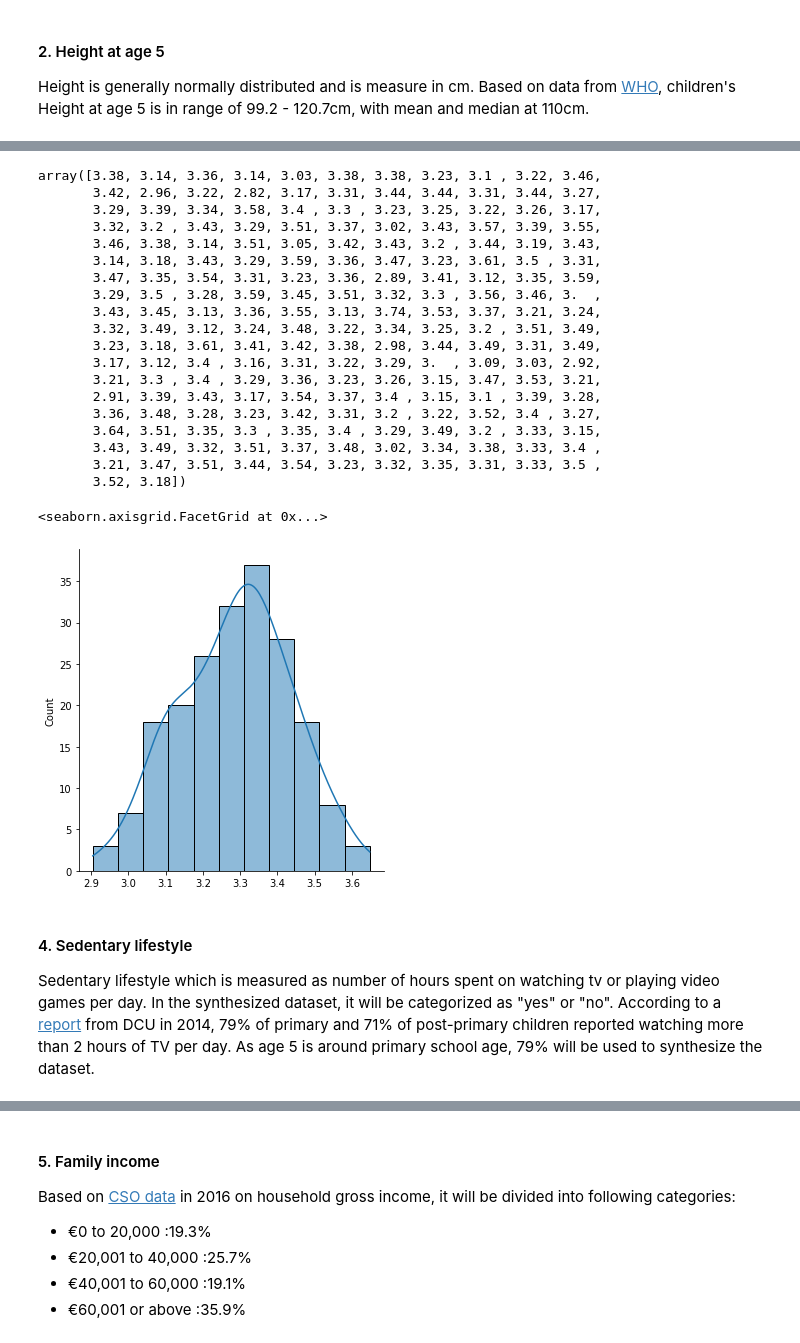
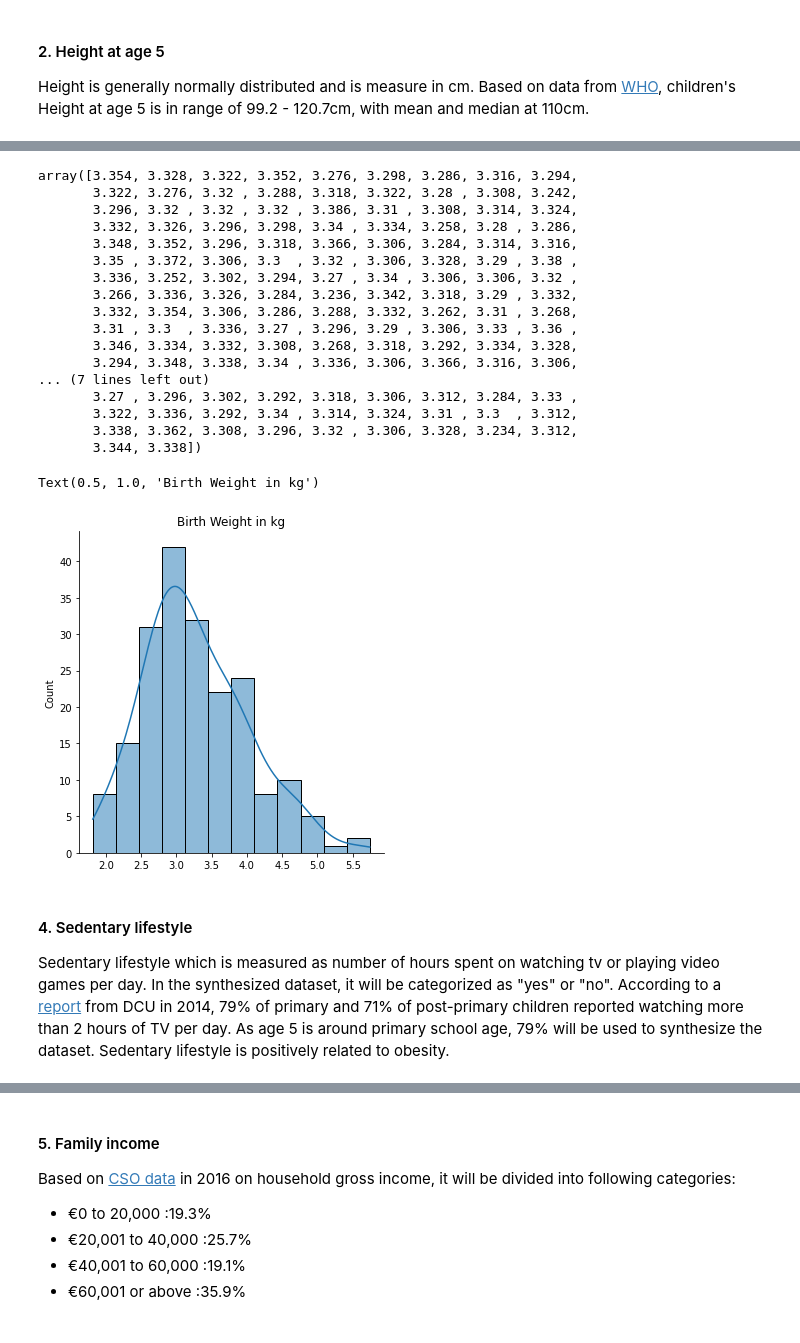
Before and after one commit to HazelIP/Programming-for-DA_project, a Jupyter notebook: Prog_DA_project.ipynb, the cells around one changed output, grey strips where cells are left out. Cells and saved outputs as stored; diff of their text form; code cells hidden in the pictures.

```diff
--- a/Prog_DA_project.ipynb
+++ b/Prog_DA_project.ipynb
@@ -136,36 +118,36 @@ Weight at birth is normal distribution and is positively coorelated to weight at
 # %%
 # simulate birthweight(kg) in normal distribution, n=200
 # mean = 3.3, sd = 0.15(b)
-birthWeight = np.around(np.random.normal(loc=3.30, scale=0.15, size=200), decimals=2)
+#birthWeight = np.around(np.random.normal(loc=3.30, scale=0.15, size=200), decimals=2)
+birthWeight = weight_5 /5 -.35
 birthWeight
 # %% [output]
-array([3.38, 3.14, 3.36, 3.14, 3.03, 3.38, 3.38, 3.23, 3.1 , 3.22, 3.46,
-       3.42, 2.96, 3.22, 2.82, 3.17, 3.31, 3.44, 3.44, 3.31, 3.44, 3.27,
-       3.29, 3.39, 3.34, 3.58, 3.4 , 3.3 , 3.23, 3.25, 3.22, 3.26, 3.17,
-       3.32, 3.2 , 3.43, 3.29, 3.51, 3.37, 3.02, 3.43, 3.57, 3.39, 3.55,
-       3.46, 3.38, 3.14, 3.51, 3.05, 3.42, 3.43, 3.2 , 3.44, 3.19, 3.43,
-       3.14, 3.18, 3.43, 3.29, 3.59, 3.36, 3.47, 3.23, 3.61, 3.5 , 3.31,
-       3.47, 3.35, 3.54, 3.31, 3.23, 3.36, 2.89, 3.41, 3.12, 3.35, 3.59,
-       3.29, 3.5 , 3.28, 3.59, 3.45, 3.51, 3.32, 3.3 , 3.56, 3.46, 3.  ,
-       3.43, 3.45, 3.13, 3.36, 3.55, 3.13, 3.74, 3.53, 3.37, 3.21, 3.24,
-       3.32, 3.49, 3.12, 3.24, 3.48, 3.22, 3.34, 3.25, 3.2 , 3.51, 3.49,
-       3.23, 3.18, 3.61, 3.41, 3.42, 3.38, 2.98, 3.44, 3.49, 3.31, 3.49,
-       3.17, 3.12, 3.4 , 3.16, 3.31, 3.22, 3.29, 3.  , 3.09, 3.03, 2.92,
-       3.21, 3.3 , 3.4 , 3.29, 3.36, 3.23, 3.26, 3.15, 3.47, 3.53, 3.21,
-       2.91, 3.39, 3.43, 3.17, 3.54, 3.37, 3.4 , 3.15, 3.1 , 3.39, 3.28,
-       3.36, 3.48, 3.28, 3.23, 3.42, 3.31, 3.2 , 3.22, 3.52, 3.4 , 3.27,
-       3.64, 3.51, 3.35, 3.3 , 3.35, 3.4 , 3.29, 3.49, 3.2 , 3.33, 3.15,
-       3.43, 3.49, 3.32, 3.51, 3.37, 3.48, 3.02, 3.34, 3.38, 3.33, 3.4 ,
-       3.21, 3.47, 3.51, 3.44, 3.54, 3.23, 3.32, 3.35, 3.31, 3.33, 3.5 ,
-       3.52, 3.18])
+array([3.354, 3.328, 3.322, 3.352, 3.276, 3.298, 3.286, 3.316, 3.294,
+       3.322, 3.276, 3.32 , 3.288, 3.318, 3.322, 3.28 , 3.308, 3.242,
+       3.296, 3.32 , 3.32 , 3.32 , 3.386, 3.31 , 3.308, 3.314, 3.324,
+       3.332, 3.326, 3.296, 3.298, 3.34 , 3.334, 3.258, 3.28 , 3.286,
+       3.348, 3.352, 3.296, 3.318, 3.366, 3.306, 3.284, 3.314, 3.316,
+       3.35 , 3.372, 3.306, 3.3  , 3.32 , 3.306, 3.328, 3.29 , 3.38 ,
+       3.336, 3.252, 3.302, 3.294, 3.27 , 3.34 , 3.306, 3.306, 3.32 ,
+       3.266, 3.336, 3.326, 3.284, 3.236, 3.342, 3.318, 3.29 , 3.332,
+       3.332, 3.354, 3.306, 3.286, 3.288, 3.332, 3.262, 3.31 , 3.268,
+       3.31 , 3.3  , 3.336, 3.27 , 3.296, 3.29 , 3.306, 3.33 , 3.36 ,
+       3.346, 3.334, 3.332, 3.308, 3.268, 3.318, 3.292, 3.334, 3.328,
+       3.294, 3.348, 3.338, 3.34 , 3.336, 3.306, 3.366, 3.316, 3.306,
+... (7 lines left out)
+       3.27 , 3.296, 3.302, 3.292, 3.318, 3.306, 3.312, 3.284, 3.33 ,
+       3.322, 3.336, 3.292, 3.34 , 3.314, 3.324, 3.31 , 3.3  , 3.312,
+       3.338, 3.362, 3.308, 3.296, 3.32 , 3.306, 3.328, 3.234, 3.312,
+       3.344, 3.338])
 # %%
 #ploting distribution of birthweight
 sns.displot(birthWeight, kde=True)
+plt.title("Birth Weight in kg")
 # %% [output]
-<seaborn.axisgrid.FacetGrid at 0x...>
+Text(0.5, 1.0, 'Birth Weight in kg')
-[figure, old version]
+[figure, new version]
 # %% [markdown]
 #### 4. Sedentary lifestyle
-Sedentary lifestyle which is measured as number of hours spent on watching tv or playing video games per day. In the synthesized dataset, it will be categorized as "yes" or "no". According to a [report](https://www.dcu.ie/sites/default/files/shhp/docs/ReportCardIreland2014_LongForm_Final.pdf) from DCU in 2014, 79% of primary and 71% of post-primary children reported watching more than 2 hours of TV per day. As age 5 is around primary school age, 79% will be used to synthesize the dataset.
+Sedentary lifestyle which is measured as number of hours spent on watching tv or playing video games per day. In the synthesized dataset, it will be categorized as "yes" or "no". According to a [report](https://www.dcu.ie/sites/default/files/shhp/docs/ReportCardIreland2014_LongForm_Final.pdf) from DCU in 2014, 79% of primary and 71% of post-primary children reported watching more than 2 hours of TV per day. As age 5 is around primary school age, 79% will be used to synthesize the dataset. Sedentary lifestyle is positively related to obesity.
 # %%
 # simulate sedatary lifestyle, yes=1, no=0
```
Also changed, not shown: parts of 23 cells of this notebook.
